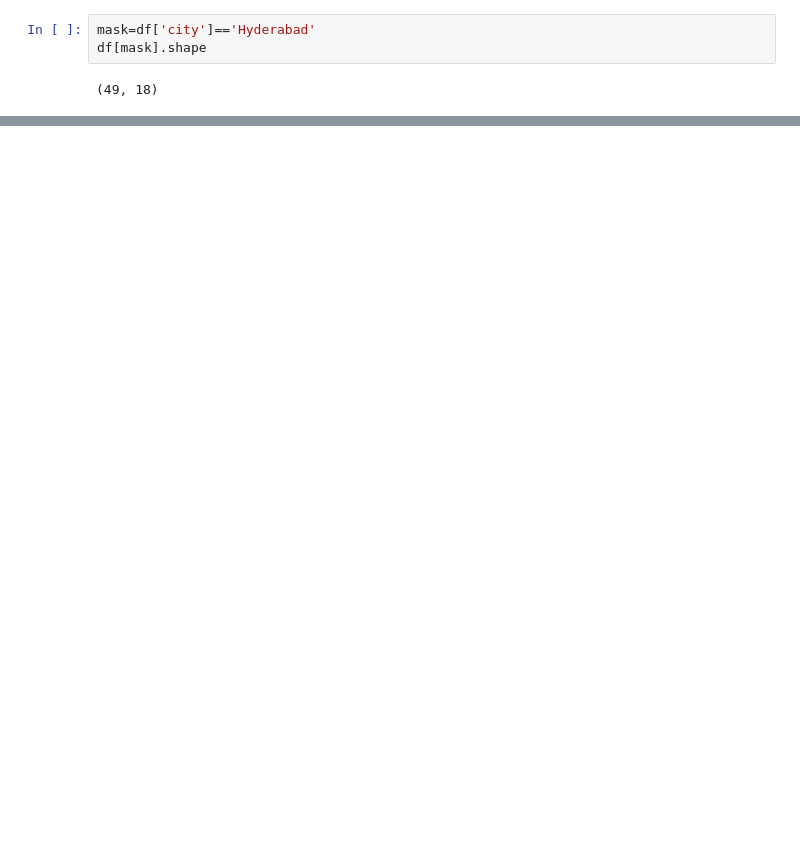
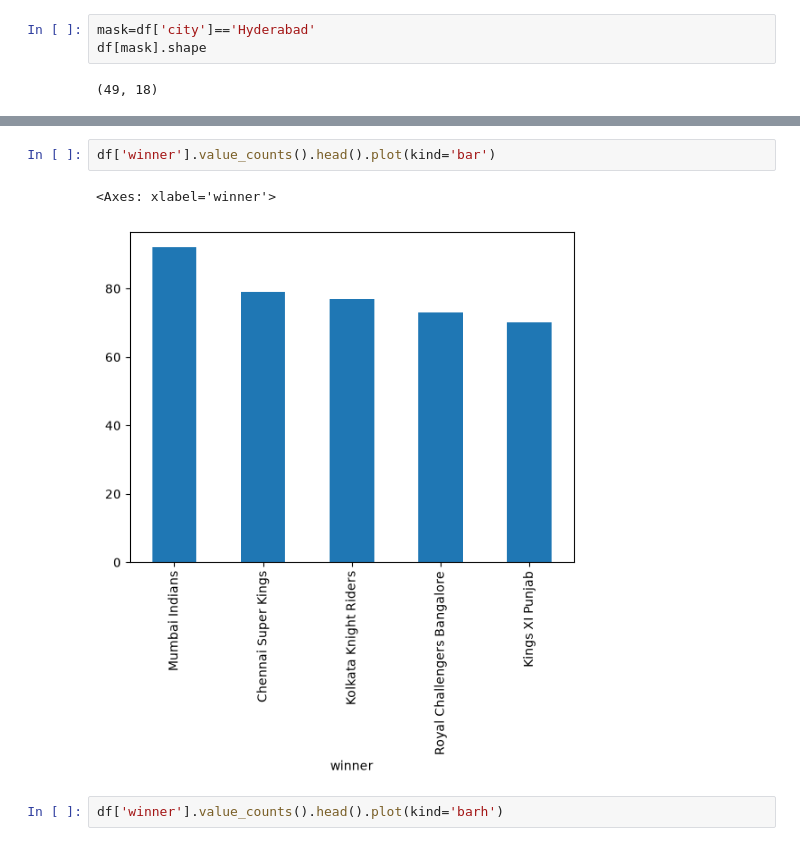
Before and after one commit to bhawana-vibes/100-Days-Of-DataScience-And-GenAI, a Jupyter notebook: pandas_basics.ipynb, the cells around one changed output, grey strips where cells are left out. Drawn from its saved outputs; the diff is of its cells as text; blank space fills up the shorter version.

```diff
--- a/pandas_basics.ipynb
+++ b/pandas_basics.ipynb
@@ -290,0 +356,7 @@ df[mask].shape[0]
+# %%
+df['winner'].value_counts().head().plot(kind='bar')
+# %% [output]
+<Axes: xlabel='winner'>
+[figure, added]
+# %%
+df['winner'].value_counts().head().plot(kind='barh')
```
Also changed, not shown: parts of 8 cells of this notebook.
